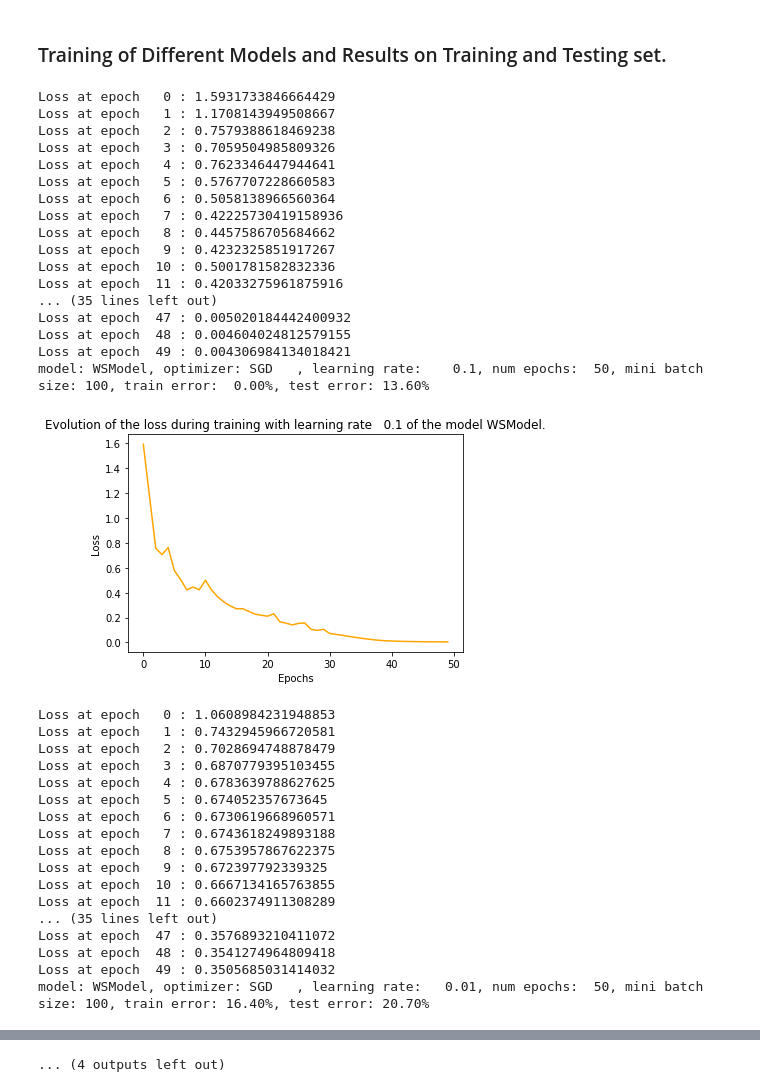
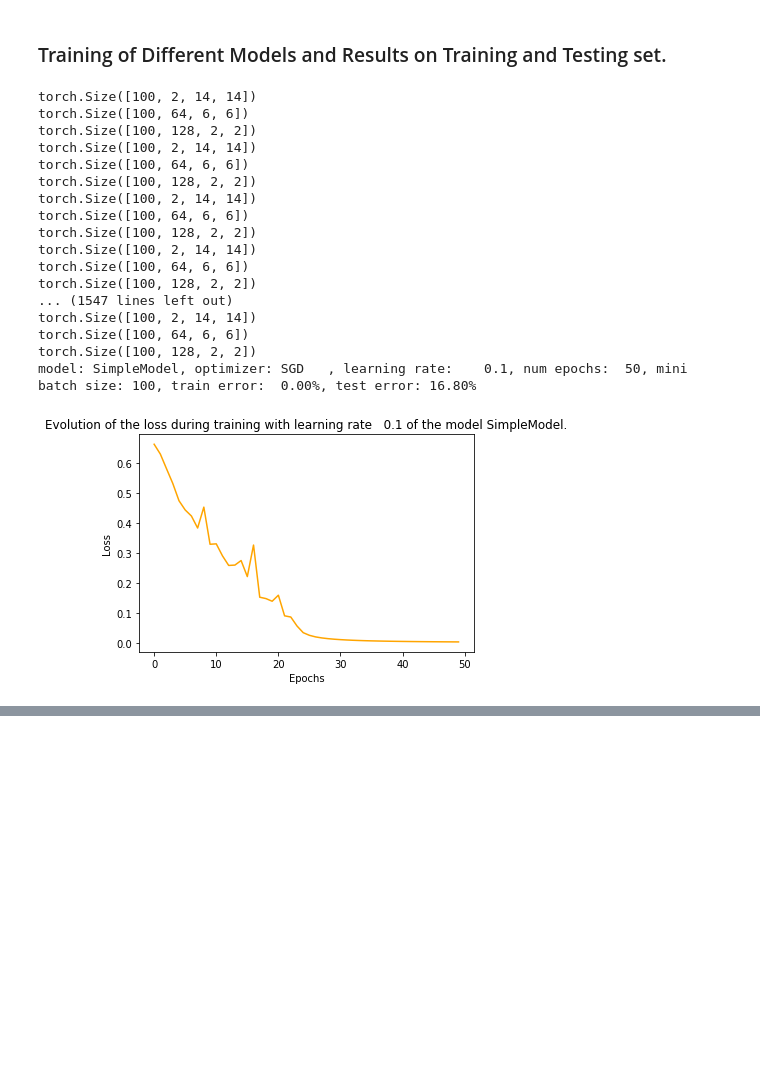
Before and after one commit to danieljsmarda/DeepLearning2019, a Jupyter notebook: Project1/main.ipynb, the cells around one changed output, grey strips where cells are left out. Saved outputs shown, nothing was run; the diff lists cells and outputs as text; code cells hidden in the pictures; blank space fills up the shorter version.

Commit message:
Results for the Simple model added.No need to keep the ones for lr = 0.01 we dont have enough CP to the models converge.

```diff
--- a/Project1/main.ipynb
+++ b/Project1/main.ipynb
@@ -132,21 +133,14 @@ def visualize_loss(model,loss_model,lr):
     plt.plot(loss_model[0],loss_model[1], color='orange')
     plt.xlabel('Epochs')
     plt.ylabel('Loss')
-    plt.title('Evolution of the loss during training with learning rate {:>5} of the model {:>5}.'.format(lr,model.__class__.__name__))
+    plt.title('Evolution of the loss during training with learning rate {:>3} of the model {:>5}.'.format(lr,model.__class__.__name__))
     plt.show()
 # %% [markdown]
 #### Function that prints the results of the prediction one the model is trained.
 # %%
 def print_results(model,optimizer,learning_rate,NB_EPOCHS,MINI_BATCH_SIZE, train_input, train_target,test_input, test_target):
      print('model: {:6}, optimizer: {:6}, learning rate: {:6}, num epochs: {:3}, '
-                    'mini batch size: {:3}, train error: {:5.2f}%, test error: {:5.2f}%'.format(
-                    model.__class__.__name__,
-                    optimizer.__name__,
-                    learning_rate,
-                    NB_EPOCHS,
-                    MINI_BATCH_SIZE,
-                    model.compute_nb_errors(model, train_input, train_target, MINI_BATCH_SIZE) / train_input.size(0) * 100,
-                    model.compute_nb_errors(model, test_input, test_target, MINI_BATCH_SIZE) / test_input.size(0) * 100
+                    'mini batch size: {:3}, train error: {:5.2f}%, test error: {:5.2f}%'.format(model.__class__.__name__,optimizer.__name__,learning_rate,NB_EPOCHS,MINI_BATCH_SIZE,model.compute_nb_errors(model, train_input, train_target, MINI_BATCH_SIZE) / train_input.size(0) * 100,model.compute_nb_errors(model, test_input, test_target, MINI_BATCH_SIZE) / test_input.size(0) * 100
                     )
                 )
 # %% [markdown]
@@ -170,58 +164,43 @@ learning_rates = [0.1, 0.01]
 # %%
 op = torch.optim.SGD
 losses = [CrossEntropyLoss(),BCEWithLogitsLoss()]
-alpha = 0.5
-beta = 1
+alpha = 0.8
+beta = 0.2
 # %% [markdown]
 ### Training of Different Models and Results on Training and Testing set.
 # %%
- for j in range(4):
+ for j in range(0,5):
         for i in range(len(learning_rates)):
-            models = [WSModel(),WSModel1(),AuxModel(),AuxModel1()]
+            models = [WSModel(),WSModel1(),AuxModel(),AuxModel1(),SimpleModel()]
             model = models[j]
             optimizer = op(model.parameters(),lr = learning_rates[i])
             if (j<2):
                 #print("here")
                 loss_aux = train_model_WS(model, optimizer,  train_input, train_target, NB_EPOCHS, MINI_BATCH_SIZE,losses[0])
-            elif(j>1):
+            elif(j>1 and j!=4):
                 #print("here here")
                 loss_aux = train_model_AM(model, optimizer,  train_input, train_target, train_classes,NB_EPOCHS, MINI_BATCH_SIZE,losses[0],alpha,beta)
+            elif(j==4):
+                loss_aux = train_model(model, optimizer,  train_input, train_target, NB_EPOCHS, MINI_BATCH_SIZE,losses[0])
             #print("model:",model)
             print_results(model,op,learning_rates[i],NB_EPOCHS,MINI_BATCH_SIZE, train_input, train_target,test_input, test_target)
             visualize_loss(model,loss_aux,learning_rates[i])
 # %% [output]
-Loss at epoch   0 : 1.5931733846664429
-Loss at epoch   1 : 1.1708143949508667
-Loss at epoch   2 : 0.7579388618469238
-Loss at epoch   3 : 0.7059504985809326
-Loss at epoch   4 : 0.7623346447944641
-Loss at epoch   5 : 0.5767707228660583
-Loss at epoch   6 : 0.5058138966560364
-Loss at epoch   7 : 0.42225730419158936
-Loss at epoch   8 : 0.4457586705684662
-Loss at epoch   9 : 0.4232325851917267
-Loss at epoch  10 : 0.5001781582832336
-Loss at epoch  11 : 0.42033275961875916
-... (35 lines left out)
-Loss at epoch  47 : 0.005020184442400932
-Loss at epoch  48 : 0.004604024812579155
-Loss at epoch  49 : 0.004306984134018421
-model: WSModel, optimizer: SGD   , learning rate:    0.1, num epochs:  50, mini batch size: 100, train error:  0.00%, test error: 13.60%
+torch.Size([100, 2, 14, 14])
+torch.Size([100, 64, 6, 6])
+torch.Size([100, 128, 2, 2])
+torch.Size([100, 2, 14, 14])
+torch.Size([100, 64, 6, 6])
+torch.Size([100, 128, 2, 2])
+torch.Size([100, 2, 14, 14])
+torch.Size([100, 64, 6, 6])
+torch.Size([100, 128, 2, 2])
+torch.Size([100, 2, 14, 14])
+torch.Size([100, 64, 6, 6])
+torch.Size([100, 128, 2, 2])
+... (1547 lines left out)
+torch.Size([100, 2, 14, 14])
+torch.Size([100, 64, 6, 6])
+torch.Size([100, 128, 2, 2])
+model: SimpleModel, optimizer: SGD   , learning rate:    0.1, num epochs:  50, mini batch size: 100, train error:  0.00%, test error: 16.80%
-[figure, old version]
+[figure, new version]
-Loss at epoch   0 : 1.0608984231948853
-Loss at epoch   1 : 0.7432945966720581
-Loss at epoch   2 : 0.7028694748878479
-Loss at epoch   3 : 0.6870779395103455
-Loss at epoch   4 : 0.6783639788627625
-Loss at epoch   5 : 0.674052357673645
-Loss at epoch   6 : 0.6730619668960571
-Loss at epoch   7 : 0.6743618249893188
-Loss at epoch   8 : 0.6753957867622375
-Loss at epoch   9 : 0.672397792339325
-Loss at epoch  10 : 0.6667134165763855
-Loss at epoch  11 : 0.6602374911308289
-... (35 lines left out)
-Loss at epoch  47 : 0.3576893210411072
-Loss at epoch  48 : 0.3541274964809418
-Loss at epoch  49 : 0.3505685031414032
-model: WSModel, optimizer: SGD   , learning rate:   0.01, num epochs:  50, mini batch size: 100, train error: 16.40%, test error: 20.70%
@@ -301 +206,0 @@ model: AuxModel, optimizer: SGD   , learning rate:   0.01, num epochs:  50, mini
-... (4 outputs left out)
```
Also changed, not shown: parts of 4 cells of this notebook, 3 other files.
